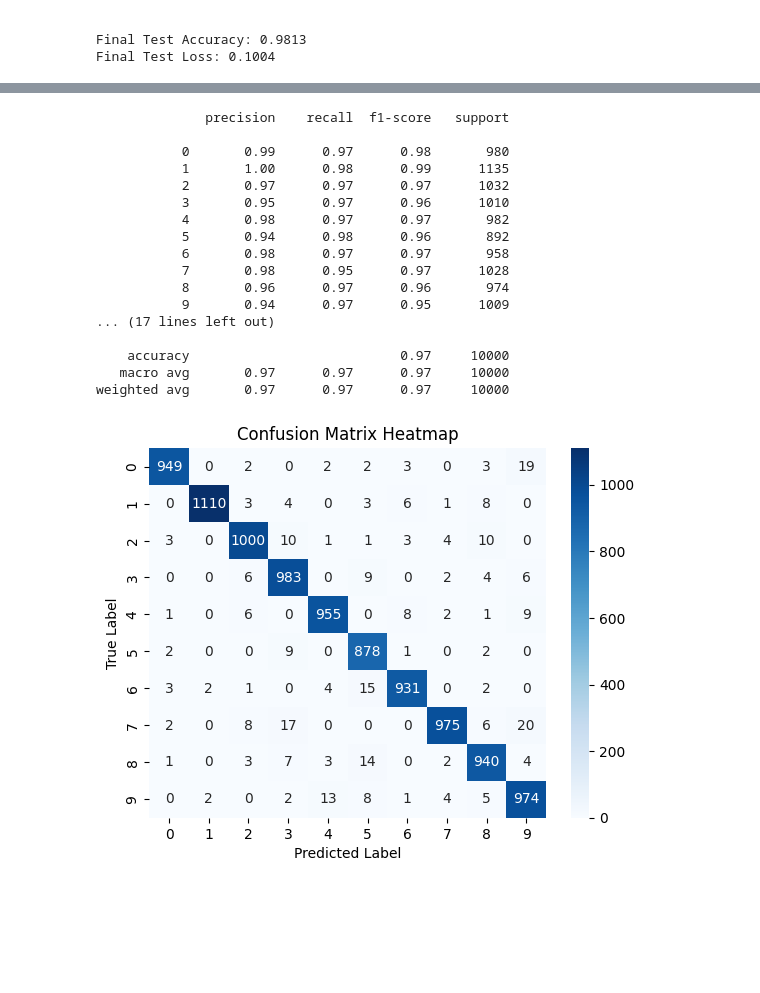
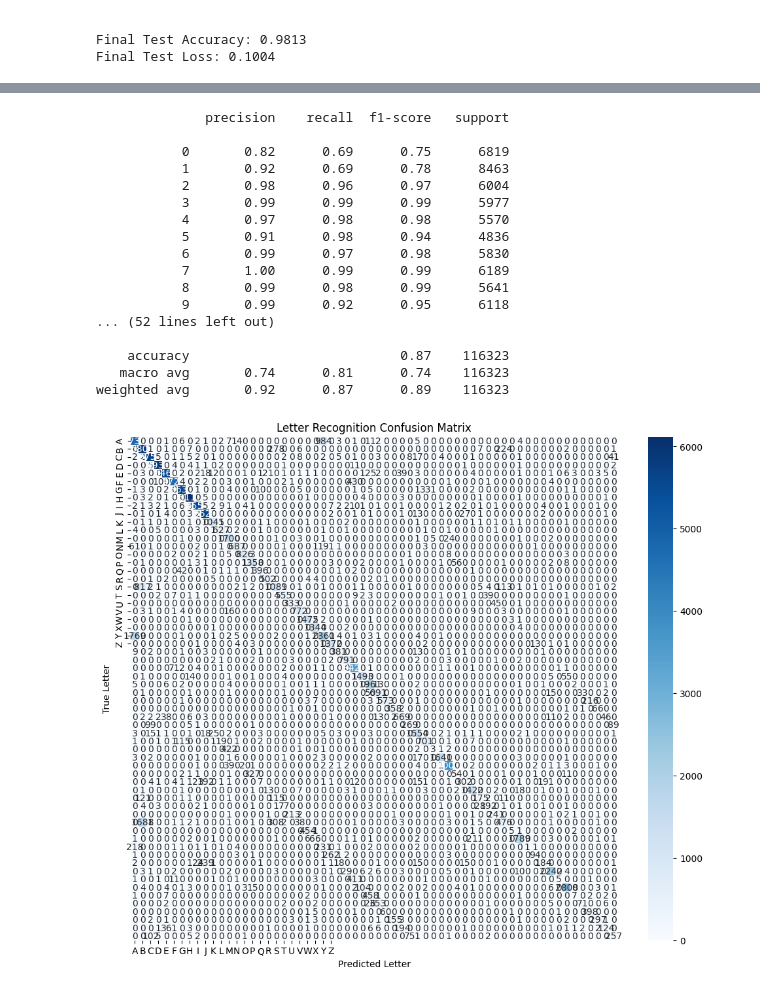
Before and after one commit to NarraRanjith/text_recognition, a Jupyter notebook: mnist.ipynb, the cells around one changed output, grey strips where cells are left out. Cells and saved outputs as stored; diff of their text form; code cells hidden in the pictures; blank space fills up the shorter version.

Commit message:
character recognition using cnn

```diff
--- a/mnist.ipynb
+++ b/mnist.ipynb
@@ -12,3 +35,7 @@ X_train.shape,y_train.shape,X_test.shape,y_test.shape
+# %%
+# Fix EMNIST orientation and normalize
+X_train_raw = X_train[:,:,:,0]  # Remove channel dimension
+X_test_raw = X_test[:,:,:,0]   # Remove channel dimension
 # %%
 import numpy as np
 import matplotlib.pyplot as plt
@@ -21,0 +49,11 @@ Label: 2
+# %%
+
+# Correct EMNIST orientation: rotate 90° counterclockwise and flip horizontally
+print("Correcting EMNIST image orientation...")
+X_train = np.array([np.rot90(np.fliplr(img)) for img in X_train_raw]) / 255.0
+X_test = np.array([np.rot90(np.fliplr(img)) for img in X_test_raw]) / 255.0
+
+y_train = np.array(y_train)
+y_test = np.array(y_test)
+
+print("EMNIST orientation corrected and images normalized!")
@@ -112,5 +160,0 @@ Standard deviation: 78.567
-# %%
-# Data preprocessing - normalize pixel values
-X_train = X_train / 255
-X_test = X_test / 255
-X_train.shape
@@ -251,31 +386,37 @@ plt.show()
+# %%
+from sklearn.metrics import classification_report
+print(classification_report(predictions,y_test))
+# %% [output]
+              precision    recall  f1-score   support
+
+           0       0.82      0.69      0.75      6819
+           1       0.92      0.69      0.78      8463
+           2       0.98      0.96      0.97      6004
+           3       0.99      0.99      0.99      5977
+           4       0.97      0.98      0.98      5570
+           5       0.91      0.98      0.94      4836
+           6       0.99      0.97      0.98      5830
+           7       1.00      0.99      0.99      6189
+           8       0.99      0.98      0.99      5641
+           9       0.99      0.92      0.95      6118
+... (52 lines left out)
+
+    accuracy                           0.87    116323
+   macro avg       0.74      0.81      0.74    116323
+weighted avg       0.92      0.87      0.89    116323
 # %%
+from sklearn.metrics import confusion_matrix
+import seaborn as sns
 
-from sklearn.metrics import confusion_matrix,classification_report
-cm=confusion_matrix(y_test,y_pred_labels)
-cr=classification_report(y_test,y_pred_labels)
-print(cr)
-import seaborn as sns
-sns.heatmap(cm, annot=True, fmt='d', cmap='Blues')
-plt.xlabel('Predicted Label')
-plt.ylabel('True Label')
-plt.title('Confusion Matrix Heatmap')
+cm_letters = confusion_matrix(y_test, predictions)
+alphabet = [chr(65 + i) for i in range(26)]  # A-Z labels
+
+plt.figure(figsize=(12, 10))
+sns.heatmap(cm_letters, annot=True, fmt='d', cmap='Blues',
+            xticklabels=alphabet, yticklabels=alphabet)
+plt.xlabel('Predicted Letter')
+plt.ylabel('True Letter')
+plt.title('Letter Recognition Confusion Matrix')
 plt.show()
 # %% [output]
-              precision    recall  f1-score   support
-
-           0       0.99      0.97      0.98       980
-           1       1.00      0.98      0.99      1135
-           2       0.97      0.97      0.97      1032
-           3       0.95      0.97      0.96      1010
-           4       0.98      0.97      0.97       982
-           5       0.94      0.98      0.96       892
-           6       0.98      0.97      0.97       958
-           7       0.98      0.95      0.97      1028
-           8       0.96      0.97      0.96       974
-           9       0.94      0.97      0.95      1009
-... (17 lines left out)
-
-    accuracy                           0.97     10000
-   macro avg       0.97      0.97      0.97     10000
-weighted avg       0.97      0.97      0.97     10000
-[figure, old version]
+[figure, new version]
```
Also changed, not shown: parts of 27 cells of this notebook.
